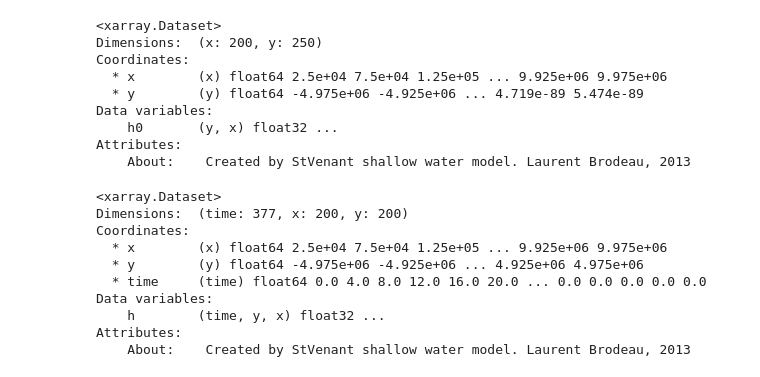
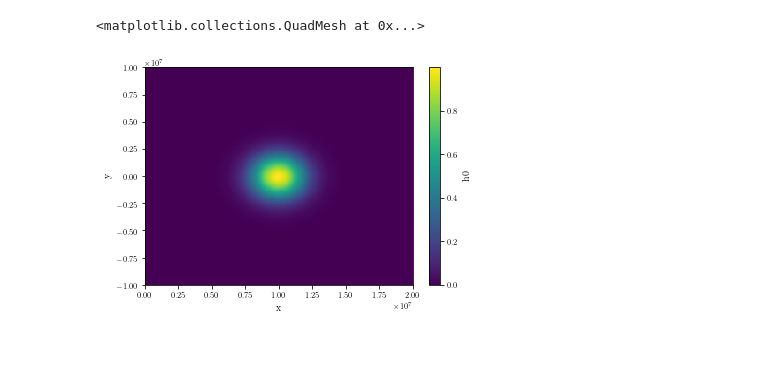
Before and after one commit to janadr/MO8004, a Jupyter notebook: L2/scripts/plot_surfaceheight.py.ipynb, the cells around one changed output. Cells and saved outputs as stored; diff of their text form; code cells hidden in the pictures; blank space fills up the shorter version.

```diff
--- a/L2/scripts/plot_surfaceheight.py.ipynb
+++ b/L2/scripts/plot_surfaceheight.py.ipynb
@@ -19,27 +20,9 @@ R = np.sqrt(9.81*700)/1e-4
 # %%
 initial = xr.open_dataset(datadir + "H_init_cond.nc")
-initial
+initial.h0.plot()
 # %% [output]
-<xarray.Dataset>
-Dimensions:  (x: 200, y: 250)
-Coordinates:
-  * x        (x) float64 2.5e+04 7.5e+04 1.25e+05 ... 9.925e+06 9.975e+06
-  * y        (y) float64 -4.975e+06 -4.925e+06 ... 4.719e-89 5.474e-89
-Data variables:
-    h0       (y, x) float32 ...
-Attributes:
-    About:    Created by StVenant shallow water model. Laurent Brodeau, 2013
+<matplotlib.collections.QuadMesh at 0x...>
+[figure, added]
 # %%
-data = xr.open_dataset(datadir + "h_atlantic.nc")
-data
+data_baltic = xr.open_dataset(datadir + "h_baltic.nc")
+data_atlantic = xr.open_dataset(datadir + "h_atlantic.nc")
-# %% [output]
-<xarray.Dataset>
-Dimensions:  (time: 377, x: 200, y: 200)
-Coordinates:
-  * x        (x) float64 2.5e+04 7.5e+04 1.25e+05 ... 9.925e+06 9.975e+06
-  * y        (y) float64 -4.975e+06 -4.925e+06 ... 4.925e+06 4.975e+06
-  * time     (time) float64 0.0 4.0 8.0 12.0 16.0 20.0 ... 0.0 0.0 0.0 0.0 0.0
-Data variables:
-    h        (time, y, x) float32 ...
-Attributes:
-    About:    Created by StVenant shallow water model. Laurent Brodeau, 2013
```
Also changed, not shown: parts of 6 cells of this notebook, 20 other files.
